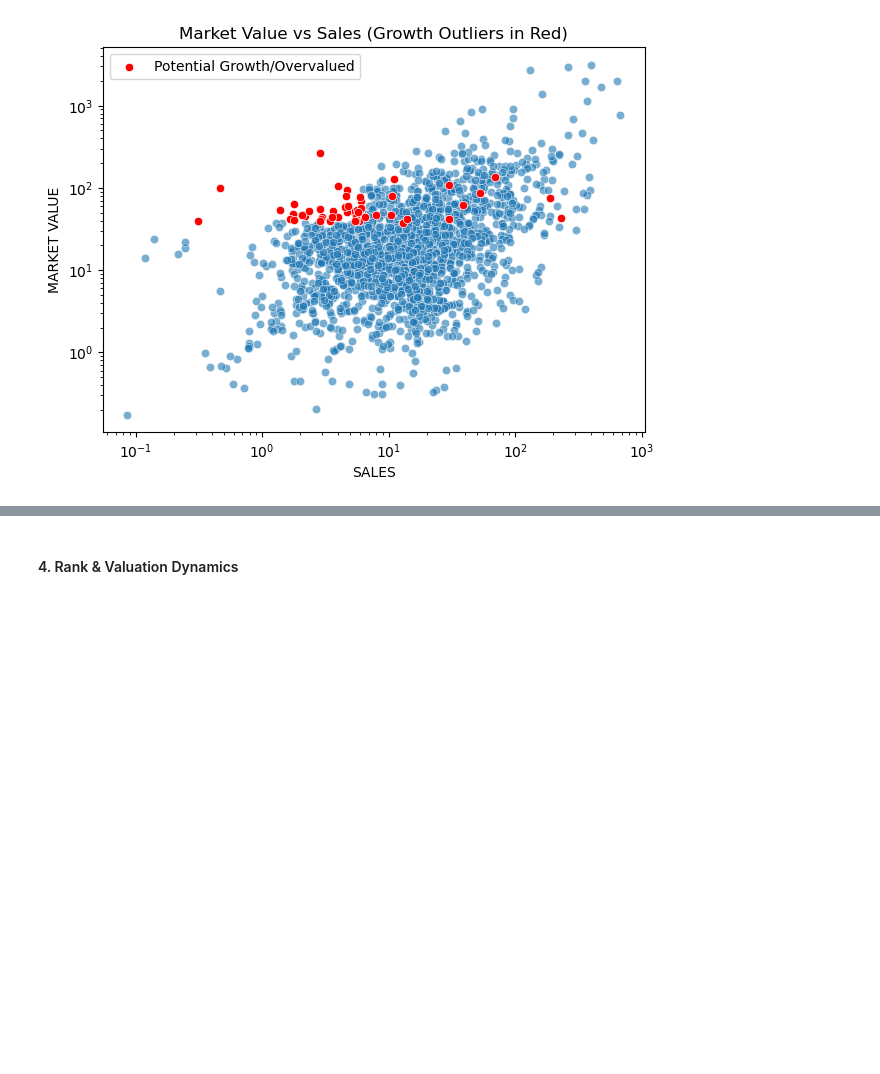
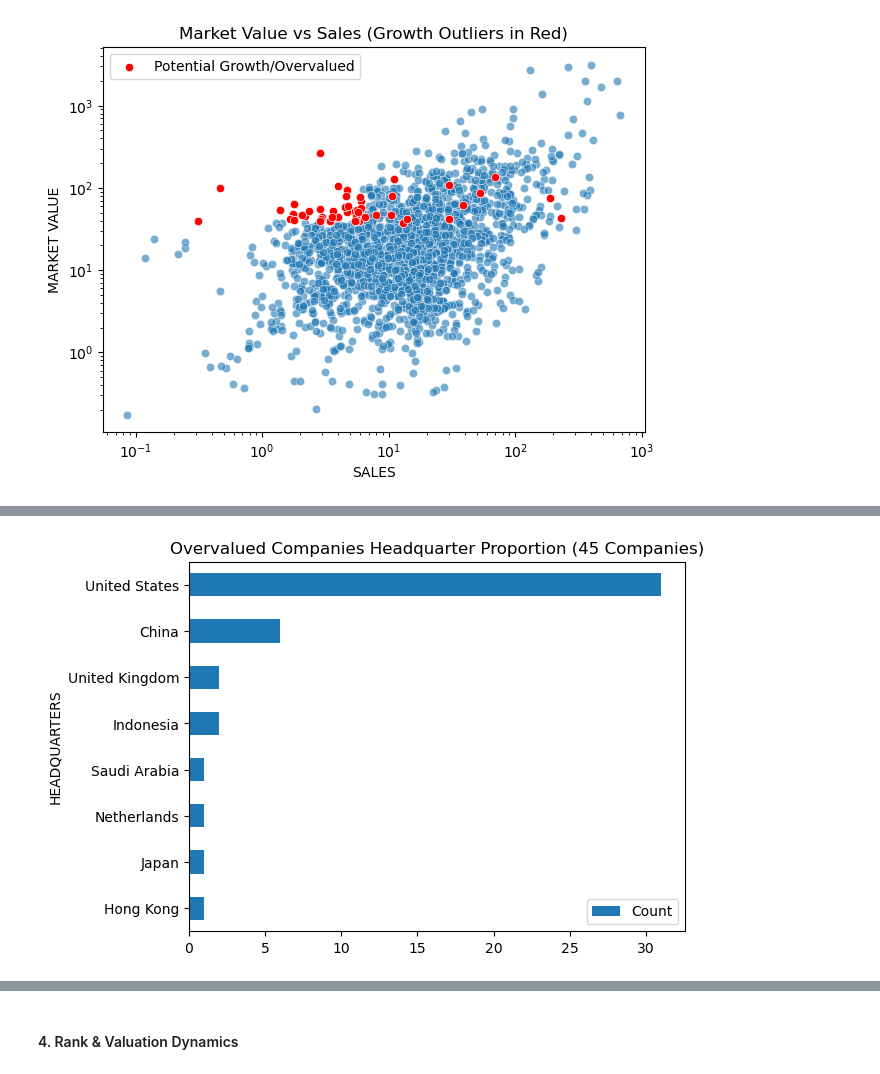
Before and after one commit to GauriR011/Forbes-Global-2025, a Jupyter notebook: Code.ipynb, the cells around one changed output, grey strips where cells are left out. Saved outputs shown, nothing was run; the diff lists cells and outputs as text; code cells hidden in the pictures; blank space fills up the shorter version.

```diff
--- a/Code.ipynb
+++ b/Code.ipynb
@@ -691,3 +668,6 @@ outliers[outliers['Growth_Flag'] == True].sort_values(by='P_S', ascending=False)
 | 17 | 1156 | 1,157 | MSCI | United States | Business Services & Supplies | 2.920 | 1.1400 | 5.340 | 41.42 | ... |
 | 18 | 1207 | 1,208 | Verisk Analytics | United States | Business Services & Supplies | 2.880 | 0.9582 | 4.260 | 40.03 | ... |
 | 19 | 1002 | 1,003 | Fortinet | United States | IT Software & Services | 5.960 | 1.7500 | 9.760 | 78.28 | ... |
+# %%
+hq_group = growth_and_outlier_df.groupby(['HEADQUARTERS']).agg(Count = ('RANK', 'count')).reset_index()
+hq_group
@@ -694,2 +684,10 @@ outliers[outliers['Growth_Flag'] == True].sort_values(by='P_S', ascending=False)
 # %%
 # If you want, you can generate a bar chart to show the industry or head quarters proportion
+
+# Create a horizontal bar chart
+hq_group.sort_values(by='Count', ascending=True).plot.barh(x='HEADQUARTERS', y='Count', title='Overvalued Companies Headquarter Proportion (45 Companies)')
+# plt.title('Overvalued Companies Headquarter Proportion')
+# plt.ylabel('') # Hides the default y-label
+plt.show()
+# %% [output]
+[figure, added]
```
Also changed, not shown: parts of 14 cells of this notebook.
